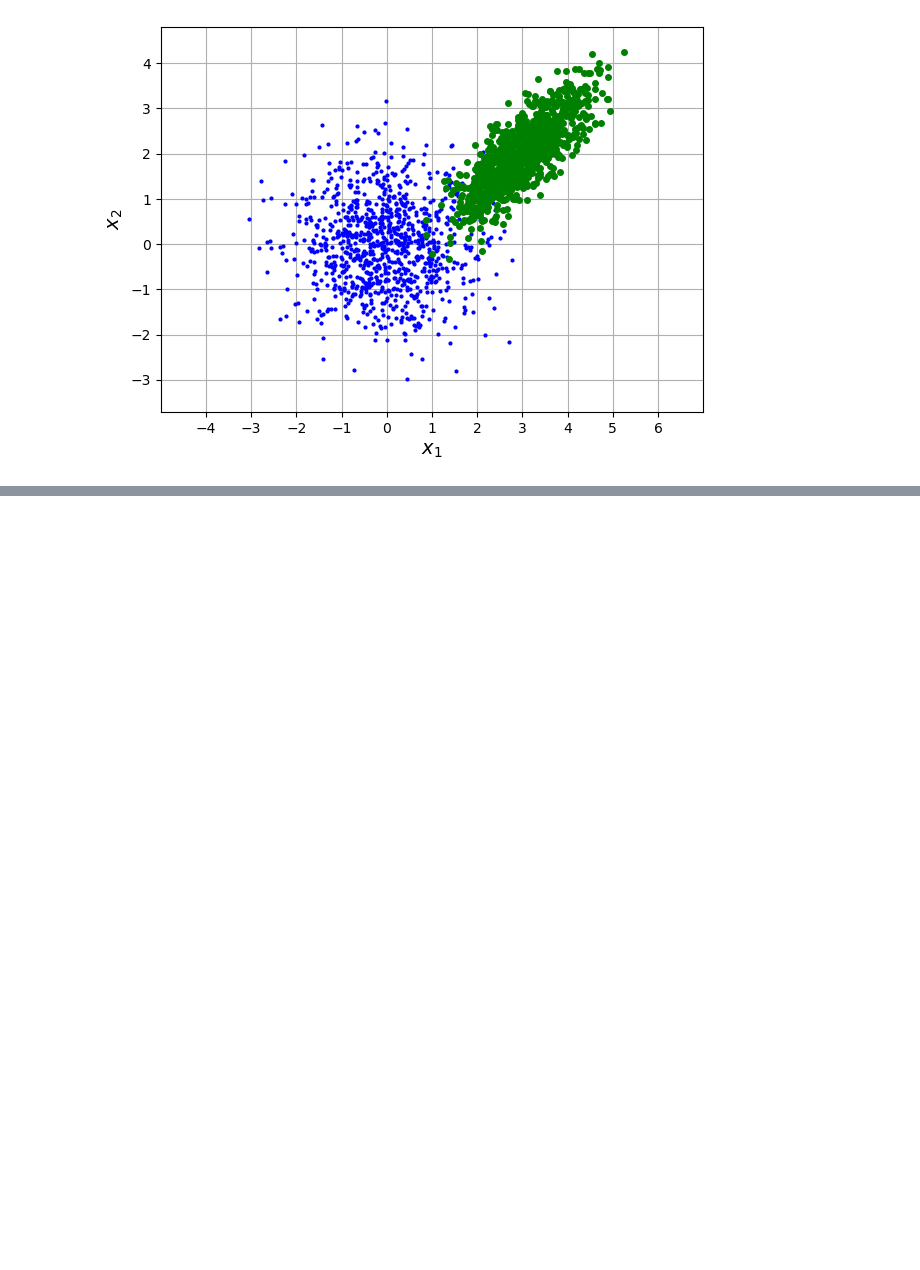
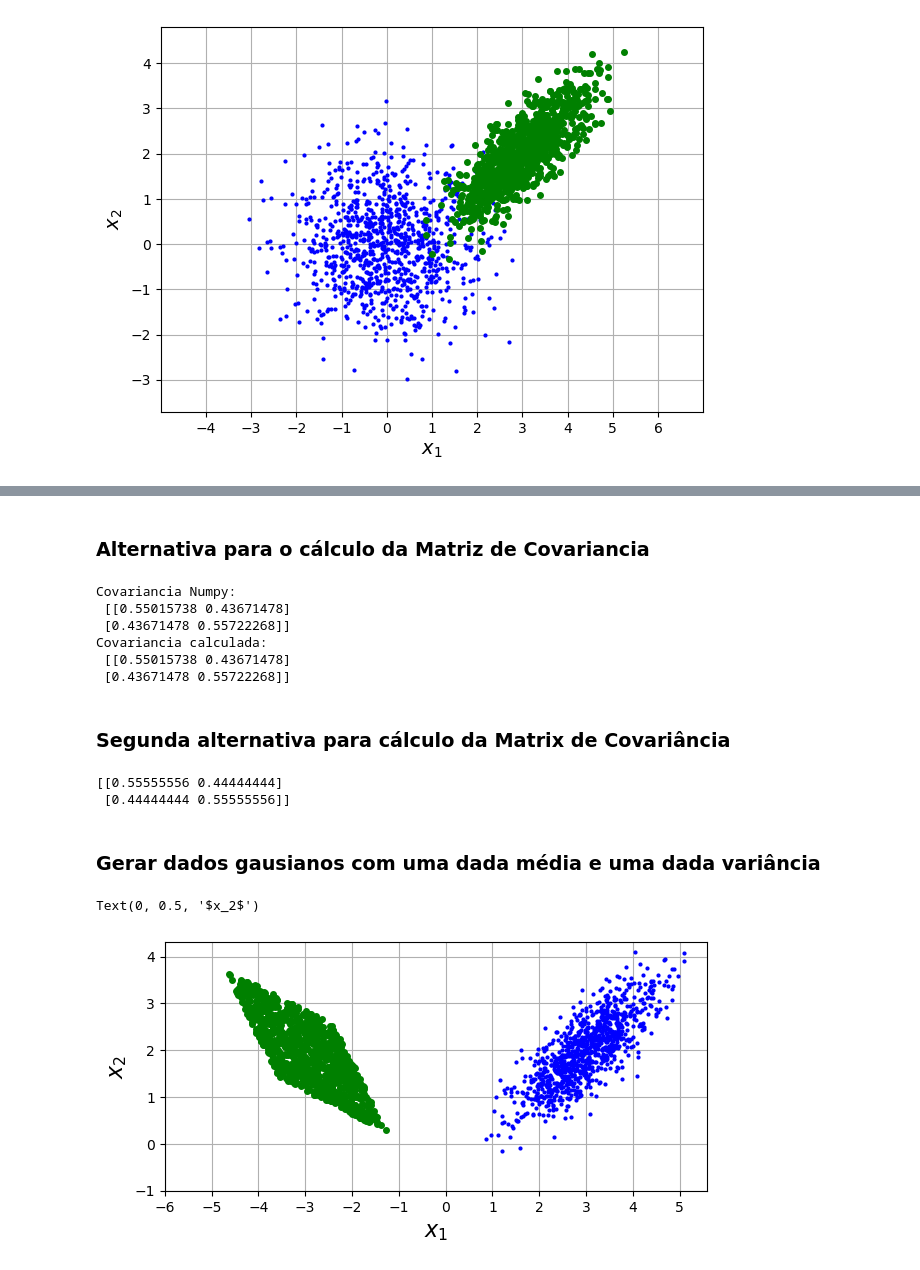
Before and after one commit to AnaSofOliveira/AA-22-23, a Jupyter notebook: Laboratorios/Lab1/Lab1.ipynb, the cells around one changed output, grey strips where cells are left out. Cells and saved outputs as stored; diff of their text form; code cells hidden in the pictures; blank space fills up the shorter version.

```diff
--- a/Laboratorios/Lab1/Lab1.ipynb
+++ b/Laboratorios/Lab1/Lab1.ipynb
@@ -179,0 +222,70 @@ Text(0, 0.5, '$x_2$')
+# %% [markdown]
+### Alternativa para o cálculo da Matriz de Covariancia
+# %%
+# Cálculo da matriz de covariancia com vetor 1D
+Yn = (X.T - np.mean(X, 1)).T
+np.dot(Yn, Yn.T)/999.
+
+# Cálculo da matriz de covariancia com vetor 2D
+X = rd.randn(2, 1000)
+Y = np.dot(A, X) + b[:,np.newaxis]
+my = np.mean(Y, axis=1)
+Yn = Y - my[:, np.newaxis]
+
+Cov1 = np.cov(Yn)
+Cov2 = np.dot(Yn, Yn.T)/(X.shape[1]-1)
+
+print("Covariancia Numpy: \n", Cov1)
+print("Covariancia calculada: \n", Cov2)
+# %% [output]
+Covariancia Numpy:
+ [[0.55015738 0.43671478]
+ [0.43671478 0.55722268]]
+Covariancia calculada:
+ [[0.55015738 0.43671478]
+ [0.43671478 0.55722268]]
+# %% [markdown]
+### Segunda alternativa para cálculo da Matrix de Covariância
+# %%
+print(np.dot(A, A.T))
+# %% [output]
+[[0.55555556 0.44444444]
+ [0.44444444 0.55555556]]
+# %% [markdown]
+### Gerar dados gausianos com uma dada média e uma dada variância
+# %%
+S1 = np.array([[5./9, 4./9.],[4./9, 5./9]])
+m1 = np.array([3,2])
+
+S2 = np.array([[5./9, -4/9.],[-4./9, 5./9]])
+m2 = np.array([-3, 2])
+
+# Crio 1000 pontos
+N = 1000
+np.random.seed(0)
+# média = 0; desvio padrão = 1
+X1 = rd.randn(2, N)
+
+# média = 1/2; desvio padrão = 1/12.
+# Preciso de ajustar para média = 0 e desvio padrão = 1
+X2 = (rd.rand(2,N) - 0.5)*np.sqrt(12.)
+
+A1 = la.sqrtm(S1)
+A2 = la.sqrtm(S2)
+
+Y1 = (np.dot(A1, X1).T + m1).T
+Y2 = (np.dot(A2, X2).T + m2).T
+
+plt.figure(figsize=(7,4))
+plt.plot(Y1[0,:], Y1[1,:], '.b', Y2[0,:], Y2[1,:], 'og', markersize=4)
+plt.axis('scaled')
+plt.grid()
+
+plt.xticks(np.arange(-6, 6, 1))
+plt.yticks(np.arange(-1, 5, 1))
+
+plt.xlabel('$x_1$', fontsize=16)
+plt.ylabel('$x_2$', fontsize=16)
+# %% [output]
+Text(0, 0.5, '$x_2$')
+[figure, added]
```
Also changed, not shown: parts of 8 cells of this notebook.
